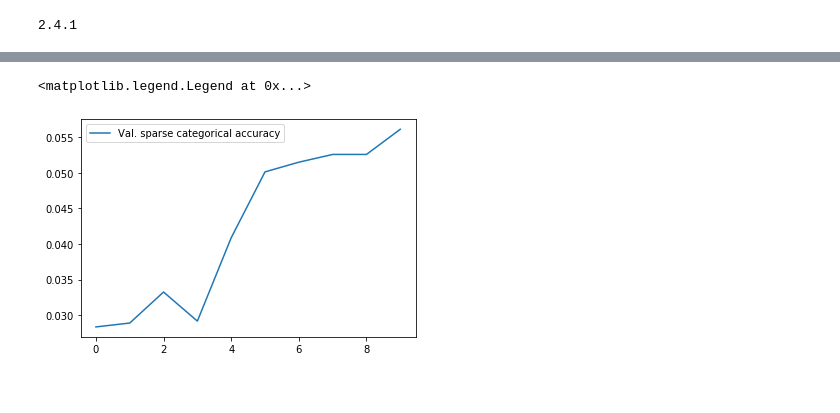
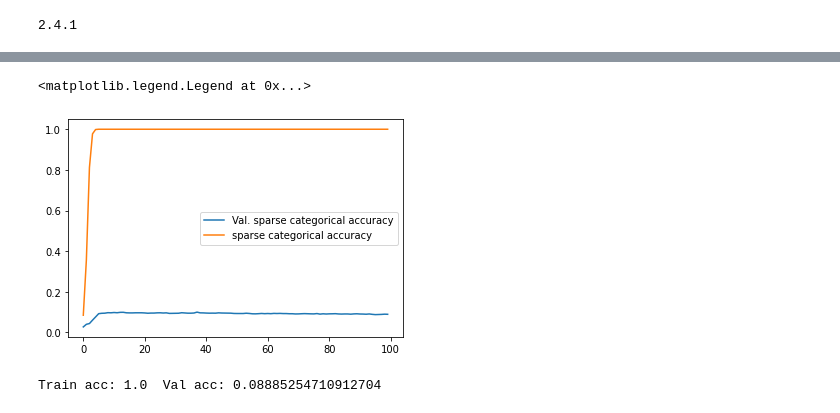
Before and after one commit to BorisWinter/DeepLearning_a1, a Jupyter notebook: a1_test_pets.ipynb, the cells around one changed output, grey strips where cells are left out. Saved outputs shown, nothing was run; the diff lists cells and outputs as text; code cells hidden in the pictures.

```diff
--- a/a1_test_pets.ipynb
+++ b/a1_test_pets.ipynb
@@ -16,7 +53,8 @@ import tensorflow_datasets as tfds
 # %%
 # Function that resizes images to 128x128 and then normalizes from uint8 to float32
+input_shape = (128,128,3)
 def resize_and_normalize(image, label):
-  image = tf.image.resize(image, (128, 128))
+  image = tf.image.resize(image, input_shape[:2])
   return tf.cast(image, tf.float32) / 255., label
 # %%
 # Training pipeline
@@ -24,13 +62,15 @@ train_set = train_set.map(resize_and_normalize, num_parallel_calls=tf.data.exper
 train_set = train_set.cache()
 # train_set = train_set.shuffle(set_info.splits['train'].num_examples)
 train_set = train_set.shuffle(500)
-train_set = train_set.batch(64)
+train_set = train_set.batch(32)
 train_set = train_set.prefetch(tf.data.experimental.AUTOTUNE)
 # %%
 # Testing pipeline
 test_set = test_set.map(
     resize_and_normalize, num_parallel_calls=tf.data.experimental.AUTOTUNE)
-test_set = test_set.batch(64)
+test_set = test_set.batch(32)
 test_set = test_set.cache()
 test_set = test_set.prefetch(tf.data.experimental.AUTOTUNE)
+# test_set
+# print(test_set)
 # %%
@@ -93,0 +137,6 @@ _________________________________________________________________
+# %%
+result = model.fit(
+    train_set,
+    epochs=100,
+    validation_data=test_set,
+)
@@ -94,11 +161,29 @@ _________________________________________________________________
 # %%
+import matplotlib.pyplot as plt
+
 # Plot the prediction accuracy
 plt.plot(result.history["val_sparse_categorical_accuracy"], label="Val. sparse categorical accuracy")
+plt.plot(result.history["sparse_categorical_accuracy"], label="sparse categorical accuracy")
+
 # plt.plot(result.history["val_loss"], label="Val loss")
 plt.legend()
 # %% [output]
 <matplotlib.legend.Legend at 0x...>
-[figure, old version]
+[figure, new version]
+# %%
+val_acc = result.history["val_sparse_categorical_accuracy"][95:]
+val_acc_avg=0
+for entry in val_acc:
+    val_acc_avg += entry/len(val_acc)
+
+train_acc = result.history["sparse_categorical_accuracy"][95:]
+train_acc_avg=0
+for entry in train_acc:
+    train_acc_avg += entry/len(train_acc)
+
+print("Train acc: " + str(train_acc_avg) + "  Val acc: " + str(val_acc_avg))
+# %% [output]
+Train acc: 1.0  Val acc: 0.08885254710912704
 # %%
 # Plot the loss
 plt.plot(result.history["loss"], label="Loss")
```
Also changed, not shown: parts of 11 cells of this notebook.
